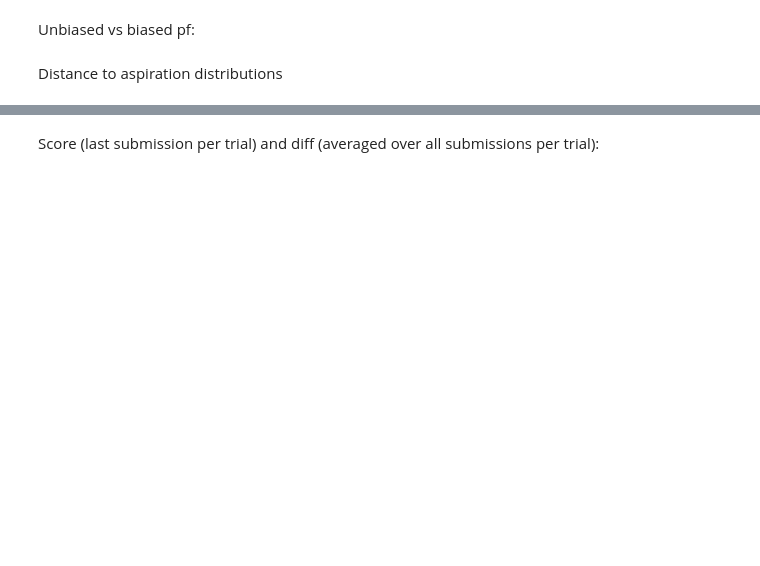
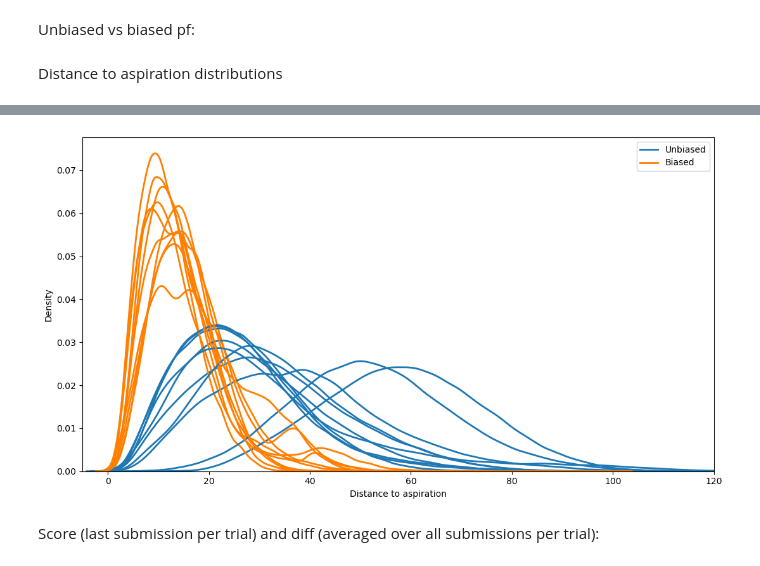
Before and after one commit to rameshsrinivasanuci/multiobjective, a Jupyter notebook: chi_figures.ipynb, the cells around one changed output, grey strips where cells are left out. Drawn from its saved outputs; the diff is of its cells as text; code cells hidden in the pictures; blank space fills up the shorter version.

```diff
--- a/chi_figures.ipynb
+++ b/chi_figures.ipynb
@@ -278,0 +403,17 @@ plt.show()
+# %%
+import ast
+
+num_trials = 17
+converters = {
+    "initial_slider_values": ast.literal_eval,
+    "slider_values": ast.literal_eval,
+    "rec_values": ast.literal_eval,
+}
+all_info_nonshifted = pd.read_csv("data/all_info_10_nonshifted.csv", converters=converters)
+
+subject_mapping = (
+    all_info_nonshifted[["sub_id", "original_sub_id"]]
+    .drop_duplicates()
+    .sort_values("sub_id")
+)
+print(subject_mapping)
@@ -279,3 +432,86 @@ plt.show()
+# %%
+fig, ax = plt.subplots(figsize=(11, 6))
+
+for i, row in enumerate(subject_mapping.itertuples(index=False)):
+    sub_id = int(row.sub_id)
+    original_sub_id = int(row.original_sub_id)
+
+    distances_unbiased = []
+    distances_biased = []
+
+    for trial_id in range(1, num_trials + 1):
+        trial_rows = all_info_nonshifted.loc[
+            (all_info_nonshifted["sub_id"] == sub_id)
+            & (all_info_nonshifted["trial_id"] == trial_id)
+        ]
+        if trial_rows.empty:
+            continue
+
+        last_submission = int(trial_rows["submission_number"].max())
+        unbiased_files = list(
+            Path("data/game_data").glob(
+                f"pf_block_2_trial_{trial_id}_*.csv"
+            )
+        )
+        if len(unbiased_files) != 1:
+            raise ValueError(
+                f"Trial {trial_id}: expected one unbiased PF, "
+                f"found {len(unbiased_files)}"
+            )
+        unbiased_pf = pd.read_csv(unbiased_files[0]).to_numpy()
+
+        biased_path = Path(
+            f"data/results/sub_{original_sub_id}/block_2/"
+            f"trial_{trial_id}/submission_{last_submission}/pf.csv"
+        )
+        biased_pf = pd.read_csv(biased_path).to_numpy()
+
+        aspiration = np.asarray(
+            trial_rows.loc[
+                trial_rows["submission_number"] == last_submission,
+                "slider_values",
+            ].iloc[0],
+            dtype=float,
+        )
+
+        distances_unbiased.append(
+            np.linalg.norm(unbiased_pf - aspiration, axis=1)
+        )
+        distances_biased.append(
+            np.linalg.norm(biased_pf - aspiration, axis=1)
+        )
+
+    distances_unbiased = np.concatenate(distances_unbiased)
+    distances_biased = np.concatenate(distances_biased)
+
+    sns.kdeplot(
+        distances_unbiased,
+        ax=ax,
+        fill=False,
+        color=PAIRED_10[1],
+        linewidth=2,
+        label="Unbiased" if i == 0 else None,
+    )
+    sns.kdeplot(
+        distances_biased,
+        ax=ax,
+        fill=False,
+        color=PAIRED_10[7],
+        # linestyle="--",
+        linewidth=2,
+        label="Biased" if i == 0 else None,
+    )
+    # ax.set_ylim(0, 0.077)
+    ax.set_xlim(-5, 120)
+
+    ax.set_xlabel("Distance to aspiration")
+    ax.set_ylabel("Density")
+    ax.legend()
+
+plt.tight_layout()
+plt.show()
+# %% [output]
+[figure, added]
 # %% [markdown]
 Score (last submission per trial) and diff (averaged over all submissions per trial):
 # %%
```
Also changed, not shown: parts of 18 cells of this notebook.
